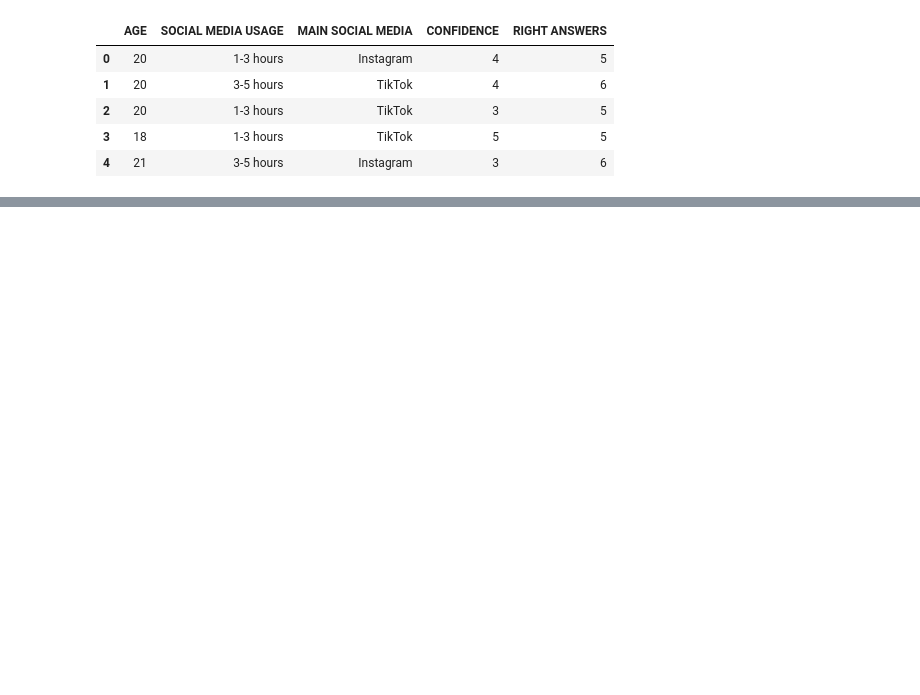
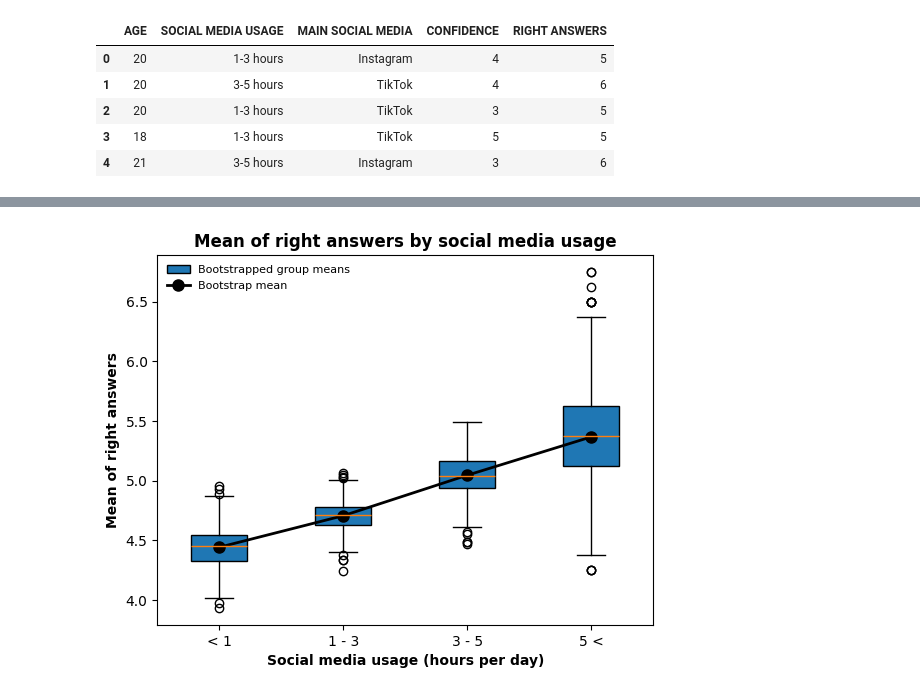
Before and after one commit to Teodor276/fcss_ai-perc_vs_age, a Jupyter notebook: analysis.ipynb, the cells around one changed output, grey strips where cells are left out. Cells and saved outputs as stored; diff of their text form; code cells hidden in the pictures; blank space fills up the shorter version.

```diff
--- a/analysis.ipynb
+++ b/analysis.ipynb
@@ -38,9 +52,41 @@ df_1 = database.copy()
 # %%
-# overall accuracy vs social med usage, histogram
+# overall accuracy vs social med usage
 # use bootstrapping bcs the groups are uneven
 
 # please use the following database variable in this part, so u do not interfere with the other parts
 df_2 = database.copy()
+
+order = ["Less than 1h", "1-3 hours", "3-5 hours", "5+ hours"]
+
+bs = []
+mean_per_cat = []
+for group in order:
+    data = df_2[df_2["SOCIAL MEDIA USAGE"] == group]["RIGHT ANSWERS"]
+    means = [data.sample(n=len(data), replace=True).mean() for _ in range(1000)]
+    bs.append(means)
+    mean_per_cat.append(np.mean(means))
+
+
+
+# plot
+orders_for_plot = ["< 1", "1 - 3", "3 - 5", "5 <"]
+
+plt.boxplot(bs, tick_labels=orders_for_plot, patch_artist=True, label="Bootstrapped group means")
+
+for box in plt.gca().artists:
+    box.set_facecolor("#4C72B0")
+    box.set_alpha(0.1)
+    box.set_edgecolor("#4C72B0")
+
+plt.plot(range(1, 5), mean_per_cat, 'ko-', linewidth=2, markersize=8, label="Bootstrap mean")
+
+plt.xlabel("Social media usage (hours per day)", fontweight='bold')
+plt.ylabel("Mean of right answers", fontweight='bold')
+plt.title("Mean of right answers by social media usage", fontweight='bold')
+plt.legend(fontsize=8, frameon=False, loc="upper left")
+plt.show()
+# %% [output]
+[figure, added]
 # %%
 # generalized linear model, (age and usage) vs right answers column
 
```
Also changed, not shown: parts of 3 cells of this notebook.
